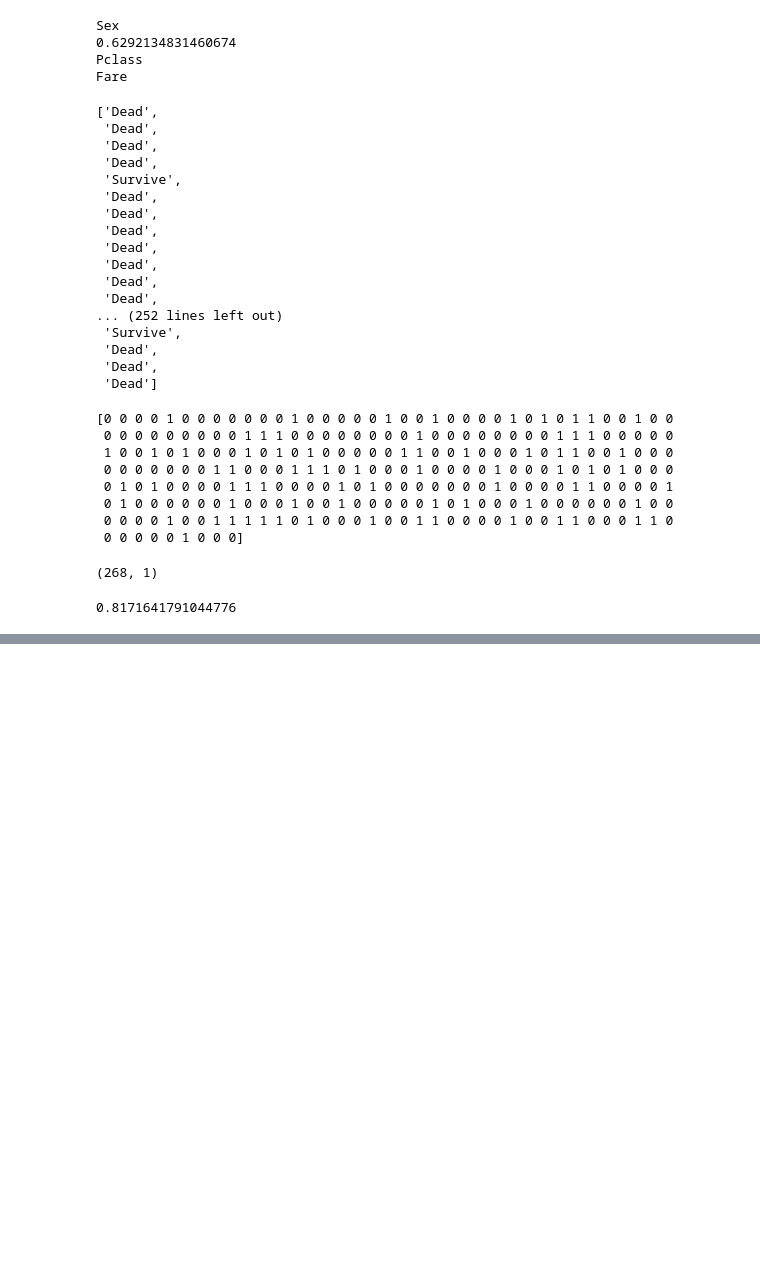
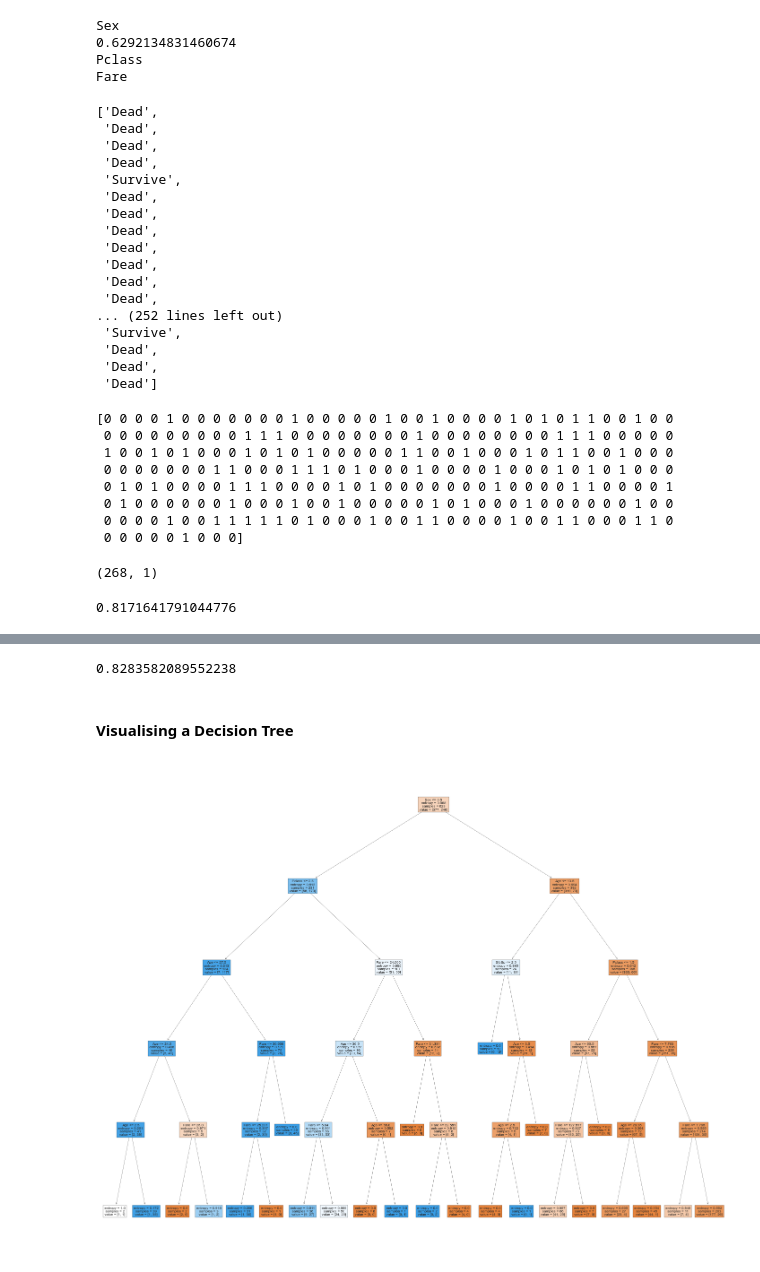
Before and after one commit to rajatpillai10/Decision-Trees, a Jupyter notebook: Decision Tree.ipynb, the cells around one changed output, grey strips where cells are left out. Saved outputs shown, nothing was run; the diff lists cells and outputs as text; code cells hidden in the pictures; blank space fills up the shorter version.

Commit message:
Added Code
Added Code for Visualising a Decision Tree

```diff
--- a/Decision Tree.ipynb
+++ b/Decision Tree.ipynb
@@ -325,2 +327,5 @@ print(acc)
 # %%
 from sklearn.tree import DecisionTreeClassifier
+# %%
+sk_tree = DecisionTreeClassifier(criterion='entropy',max_depth=5)
+sk_tree.fit(train_data[input_cols],train_data[output_cols])
@@ -326,0 +350,16 @@ from sklearn.tree import DecisionTreeClassifier
+# %%
+sk_tree.score(test_data[input_cols],test_data[output_cols])
+# %% [output]
+0.8283582089552238
+# %% [markdown]
+#### Visualising a Decision Tree
+# %%
+import matplotlib.pyplot as plt
+from sklearn import tree
+plt.style.use("seaborn")
+fig = plt.figure(figsize=(25,20))
+_ = tree.plot_tree(sk_tree,
+                   feature_names=input_cols,
+                   filled=True)
+# %% [output]
+[figure, added]
```
Also changed, not shown: parts of 4 cells of this notebook.
